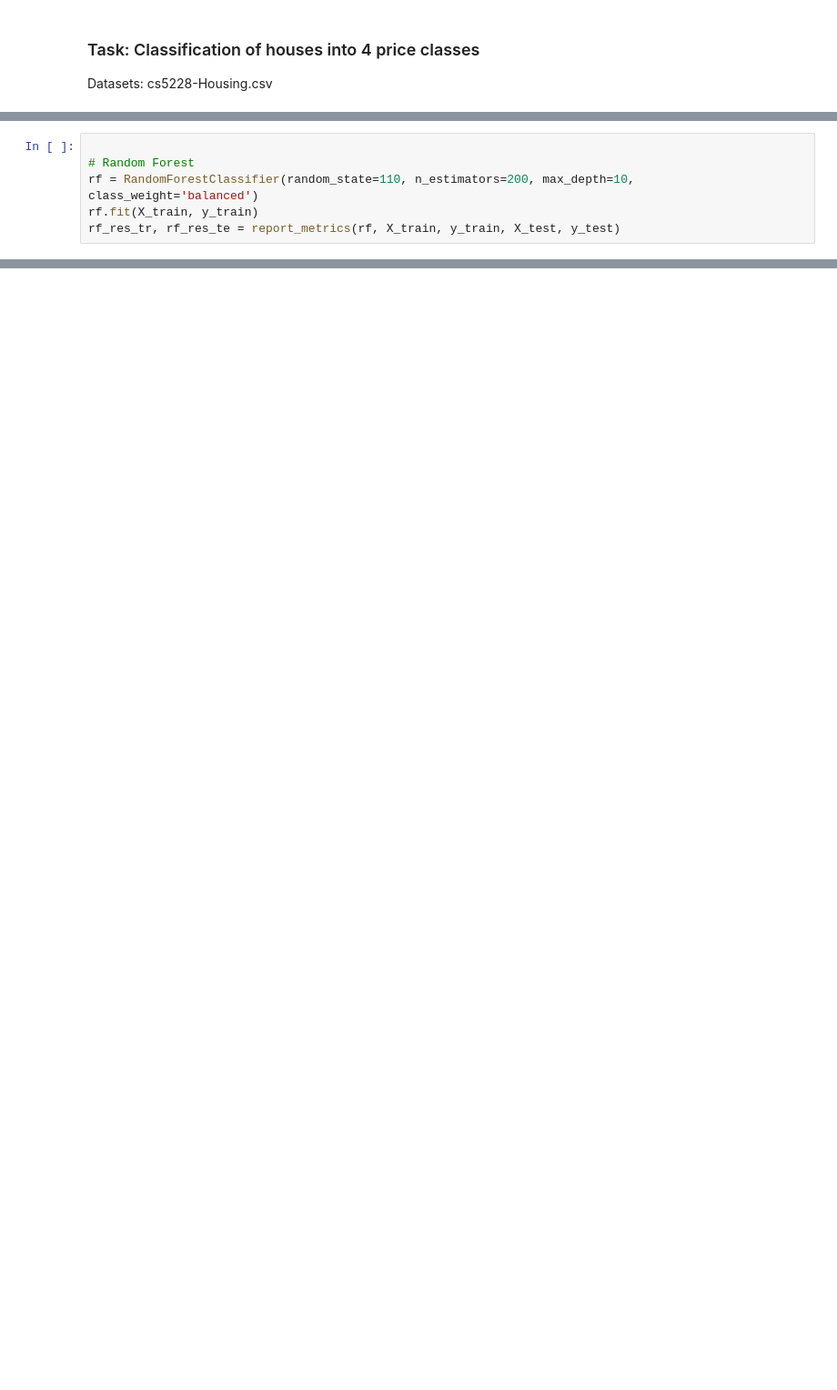
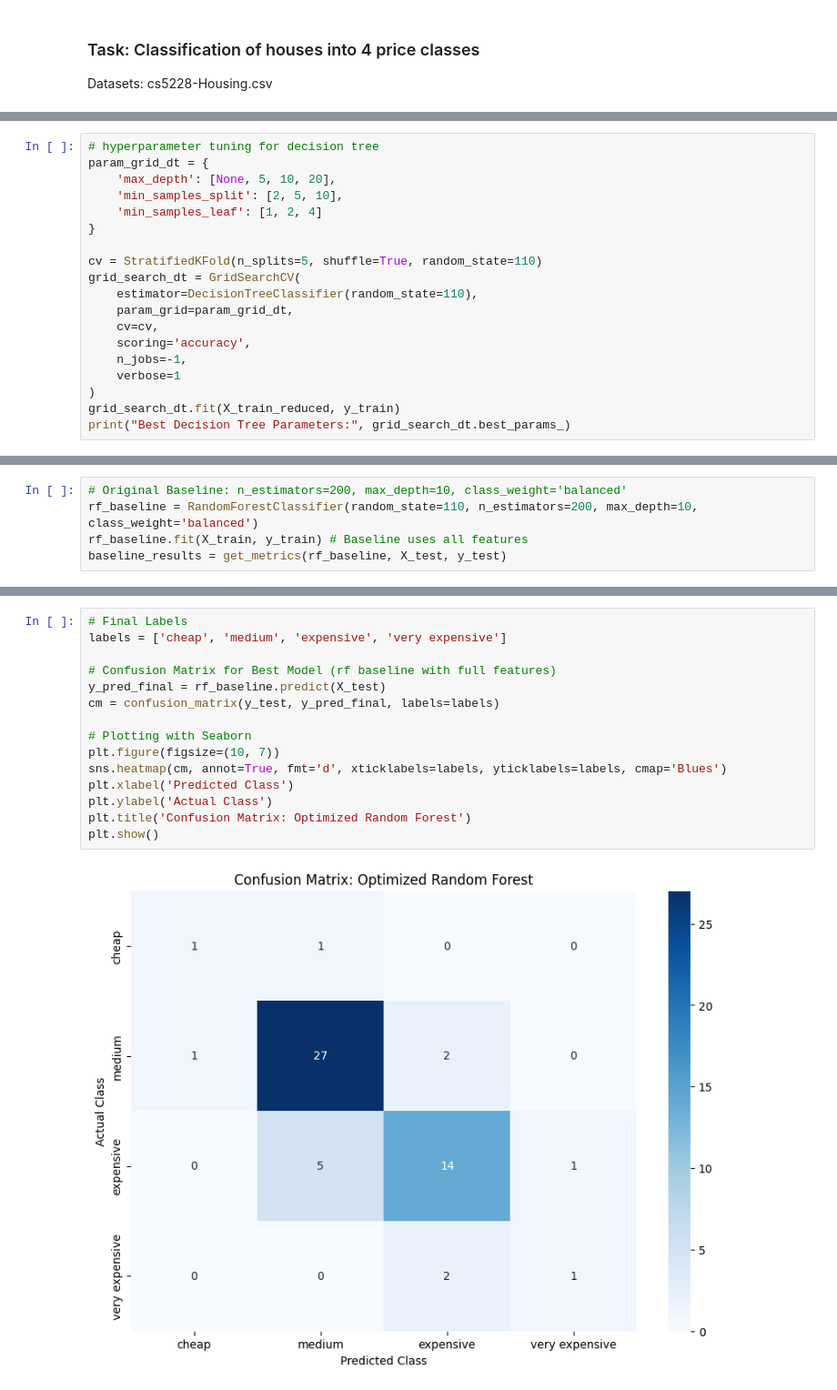
Before and after one commit to jylee-k/cs5228-repo, a Jupyter notebook: Coursework2/CW2-2.ipynb, the cells around one changed output, grey strips where cells are left out. Shown at 91% size. Cells and saved outputs as stored; diff of their text form; blank space fills up the shorter version.

```diff
--- a/Coursework2/CW2-2.ipynb
+++ b/Coursework2/CW2-2.ipynb
@@ -44,0 +125,19 @@ dt_res_tr, dt_res_te = report_metrics(dt, X_train, y_train, X_test, y_test)
+# %%
+# hyperparameter tuning for decision tree
+param_grid_dt = {
+    'max_depth': [None, 5, 10, 20],
+    'min_samples_split': [2, 5, 10],
+    'min_samples_leaf': [1, 2, 4]
+}
+
+cv = StratifiedKFold(n_splits=5, shuffle=True, random_state=110)
+grid_search_dt = GridSearchCV(
+    estimator=DecisionTreeClassifier(random_state=110),
+    param_grid=param_grid_dt,
+    cv=cv,
+    scoring='accuracy',
+    n_jobs=-1,
+    verbose=1
+)
+grid_search_dt.fit(X_train_reduced, y_train)
+print("Best Decision Tree Parameters:", grid_search_dt.best_params_)
@@ -45,6 +163,5 @@ dt_res_tr, dt_res_te = report_metrics(dt, X_train, y_train, X_test, y_test)
 # %%
-
-# Random Forest
-rf = RandomForestClassifier(random_state=110, n_estimators=200, max_depth=10, class_weight='balanced')
-rf.fit(X_train, y_train)
-rf_res_tr, rf_res_te = report_metrics(rf, X_train, y_train, X_test, y_test)
+# Original Baseline: n_estimators=200, max_depth=10, class_weight='balanced'
+rf_baseline = RandomForestClassifier(random_state=110, n_estimators=200, max_depth=10, class_weight='balanced')
+rf_baseline.fit(X_train, y_train) # Baseline uses all features
+baseline_results = get_metrics(rf_baseline, X_test, y_test)
@@ -83,0 +231,17 @@ Confusion Matrix (Random Forest):
+# %%
+# Final Labels
+labels = ['cheap', 'medium', 'expensive', 'very expensive']
+
+# Confusion Matrix for Best Model (rf baseline with full features)
+y_pred_final = rf_baseline.predict(X_test)
+cm = confusion_matrix(y_test, y_pred_final, labels=labels)
+
+# Plotting with Seaborn
+plt.figure(figsize=(10, 7))
+sns.heatmap(cm, annot=True, fmt='d', xticklabels=labels, yticklabels=labels, cmap='Blues')
+plt.xlabel('Predicted Class')
+plt.ylabel('Actual Class')
+plt.title('Confusion Matrix: Optimized Random Forest')
+plt.show()
+# %% [output]
+[figure, added]
```
Also changed, not shown: parts of 29 cells of this notebook, 4 other files.
